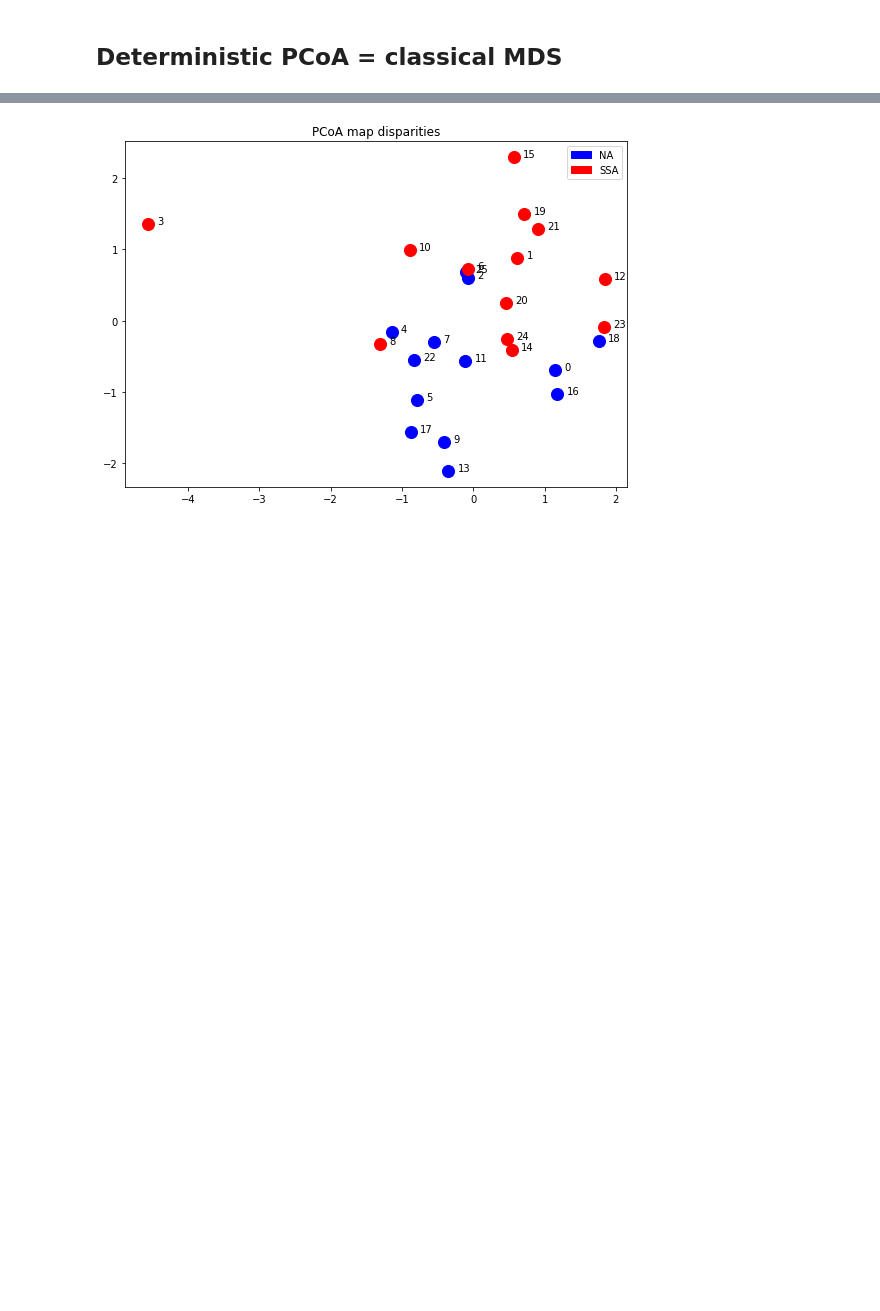
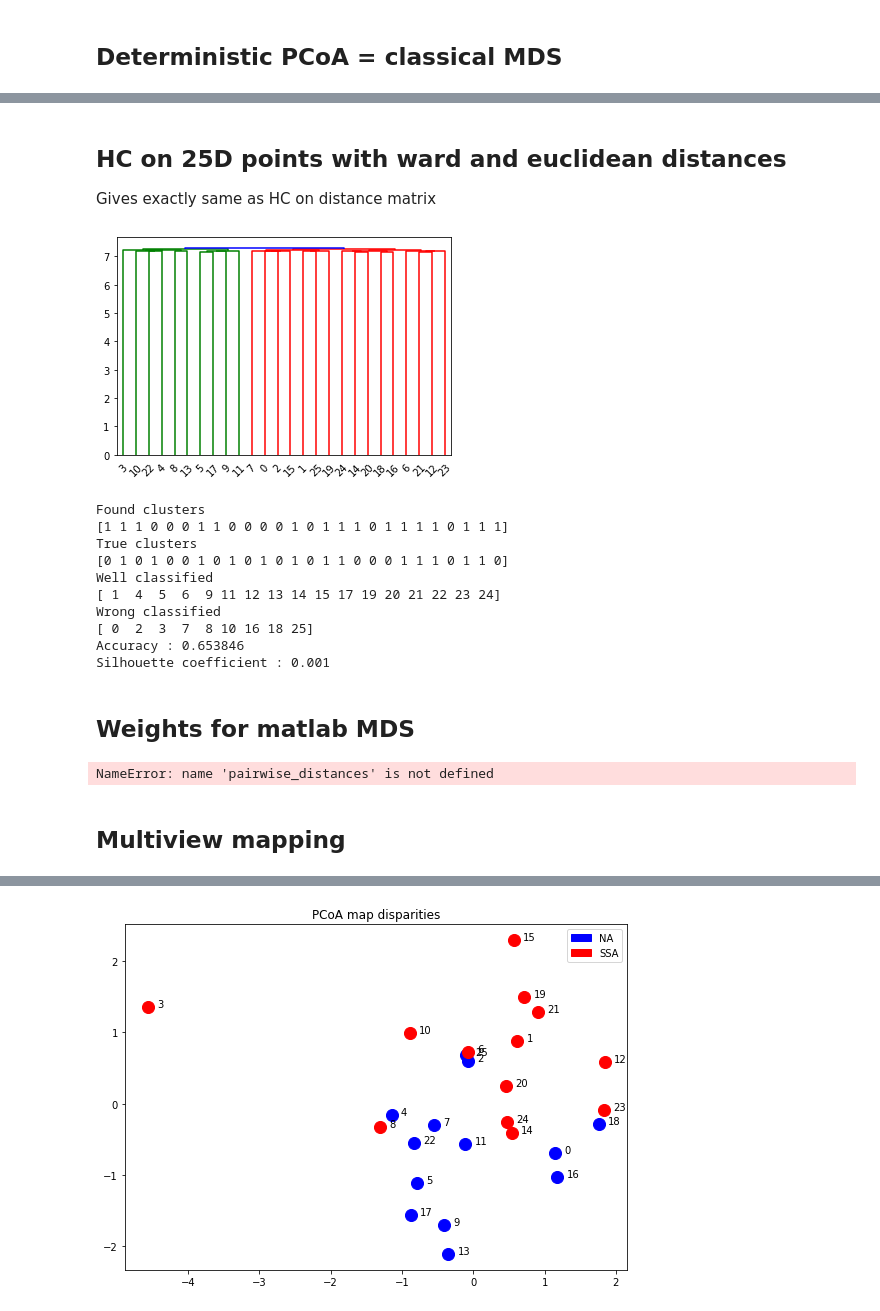
Before and after one commit to alexandremerasli/TFE, a Jupyter notebook: cluster_data.ipynb, the cells around one changed output, grey strips where cells are left out. Drawn from its saved outputs; the diff is of its cells as text; code cells hidden in the pictures; blank space fills up the shorter version.

```diff
--- a/cluster_data.ipynb
+++ b/cluster_data.ipynb
@@ -397,6 +397,8 @@ class Results():
                 if (isinstance(self,MapMethodResults)):
                     if (i<0):
                         points = computePCoACoordinate(distance_matrix,n_comp=abs(i))
+                    elif (i==0):
+                        points = computeMVSCCoordinate()
                     elif (i<int(N/4)+1):
                         points,stress,disparities = computeMDSCoordinate(distance_matrix,i)
                     elif (i==7):
@@ -796,16 +798,17 @@ robust with noisy data -> "Performance Analysis Of K-Means And K-Medoids Cluster
 # %%
 from KMedoidsPaper import KMedoids
 nRun = 10
+random_init=True
 # coefficients = np.linspace(1,45,2)
 coefficients = [45] # Changing normalisation coefficient does not change mapping if add_coef large enough
                     # (2 is ok for that and for only positive eigen values EEG)
 
 kmedoids_result = DistanceMethodResults("k-medoids",random_init)
 if (random_init): # Several runs with different random init
-    kmedoids = KMedoids(n_clusters=2,tmax=100)
+    kmedoids = KMedoids(n_clusters=2,tmax=1000)
     kmedoids_result.applyMethodAverage(kmedoids,coef=norm_coef,n_run=nRun,verbose=False) # 2D max I think, otherwise curse of dimensionnality
 else: # one run with HC results for init
-    kmedoids = KMedoids(n_clusters=2,tmax=100,init=[NA_HC,SSA_HC]) # init array used before fit
+    kmedoids = KMedoids(n_clusters=2,tmax=1000,init=[NA_HC,SSA_HC]) # init array used before fit
     kmedoids_result.applyMethodAverage(kmedoids,coef=norm_coef) # 2D max I think, otherwise curse of dimensionnality
 
 # Show results
@@ -1302 +1258,70 @@ pcoa proportion explained : 1.0
+# %% [markdown]
+## HC on 25D points with ward and euclidean distances
+Gives exactly same as HC on distance matrix
+# %%
+from scipy.cluster.hierarchy import dendrogram, linkage, fcluster
+
+
+distance_matrix = computeDistanceMatrix(1,addCoef=0,keepDiag=True) # Choose between 1 and 45,
+points = computePCoACoordinate(distance_matrix,25)
+Z=linkage(points,'ward','euclidean',optimal_ordering=True)
+threshold = 4-0.2*(case=='EEG') # 3.8 EEG, 4 EDA, 4 IBI if add_coef ==2
+threshold = 1.5*(case!='EDA')+11.75*(case=='EDA') # 1.4 or 1.5 EEG, 4 EDA, 4 IBI if no normalisation
+threshold = 7.3*(case=='EEG') # 7.3 EEG if keepDiag==True
+#threshold = 10
+dendrogram(Z, color_threshold=threshold)
+plt.show()
+
+print("Found clusters ")
+label = (fcluster(Z, t=threshold, criterion='distance')-1)
+label_HC = label
+print(label)
+print("True clusters ")
+print(condition)
+
+subjects = np.arange(0,N)
+wellClassified = subjects[label==condition]
+misClassified = subjects[label!=condition]
+SSA_HC = subjects[label==1] # Maybe NA
+NA_HC = subjects[label==0] # Maybe SSA
+print("Well classified")
+print(wellClassified)
+print("Wrong classified")
+print(misClassified)
+accuracy = len(wellClassified)/N
+print("Accuracy : %f" %accuracy)
+#[ 0  2  3  7  8 10 16 18 25]
+distance_matrix = computeDistanceMatrix(norm_coef,addCoef=add_coef)
+SC = silhouetteCoef(distance_matrix,label)
+print("Silhouette coefficient : %0.3f" %SC)
+if 'HC' not in methodUsed:
+    accuracyVect = np.append(accuracyVect,accuracy)
+    SCVect = np.append(SCVect,SC)
+    methodUsed = np.append(methodUsed,'HC')
+    prior = np.append(prior,'dist')
+# %% [output]
+[figure, added]
+Found clusters
+[1 1 1 0 0 0 1 1 0 0 0 0 1 0 1 1 1 0 1 1 1 1 0 1 1 1]
+True clusters
+[0 1 0 1 0 0 1 0 1 0 1 0 1 0 1 1 0 0 0 1 1 1 0 1 1 0]
+Well classified
+[ 1  4  5  6  9 11 12 13 14 15 17 19 20 21 22 23 24]
+Wrong classified
+[ 0  2  3  7  8 10 16 18 25]
+Accuracy : 0.653846
+Silhouette coefficient : 0.001
+# %% [markdown]
+## Weights for matlab MDS
+# %%
+distance_matrix = computeDistanceMatrix(norm_coef,addCoef=add_coef)
+points = computePCoACoordinate(distance_matrix,2)
+computedDist = pairwise_distances(points)
+
+weights = (abs(computedDist-distance_matrix)/distance_matrix)
+with open(os.path.join('weights_'+ case + '.csv'), 'w') as File:
+    writer = csv.writer(File,delimiter =';')
+    writer.writerows(weights)
+# %% [output]
+NameError: name 'pairwise_distances' is not defined
 # %%
@@ -1306,3 +1331,5 @@ with open(os.path.join('dist_EEG_coordinates.csv'), 'w') as File:
     writer = csv.writer(File,delimiter =';')
     writer.writerows(points)
 #print(pairwise_distances(points))
+# %% [markdown]
+## Multiview mapping
```
Also changed, not shown: parts of 42 cells of this notebook, 2 other files.
